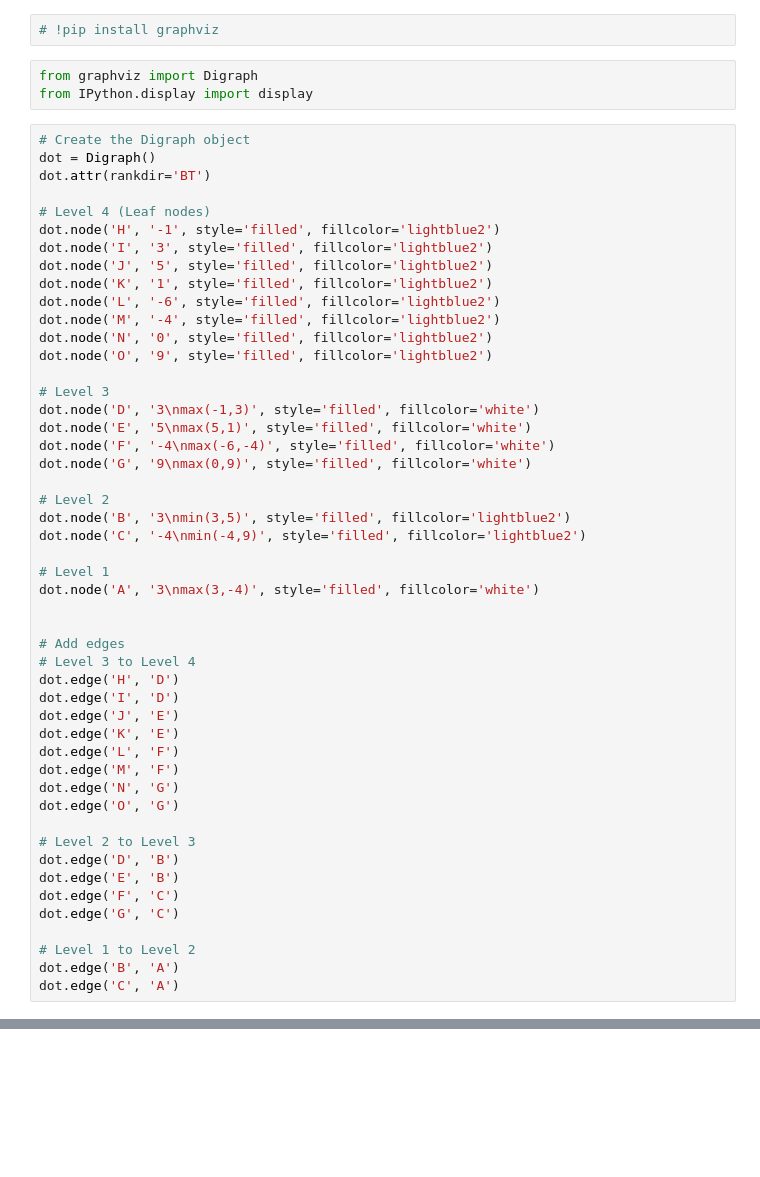
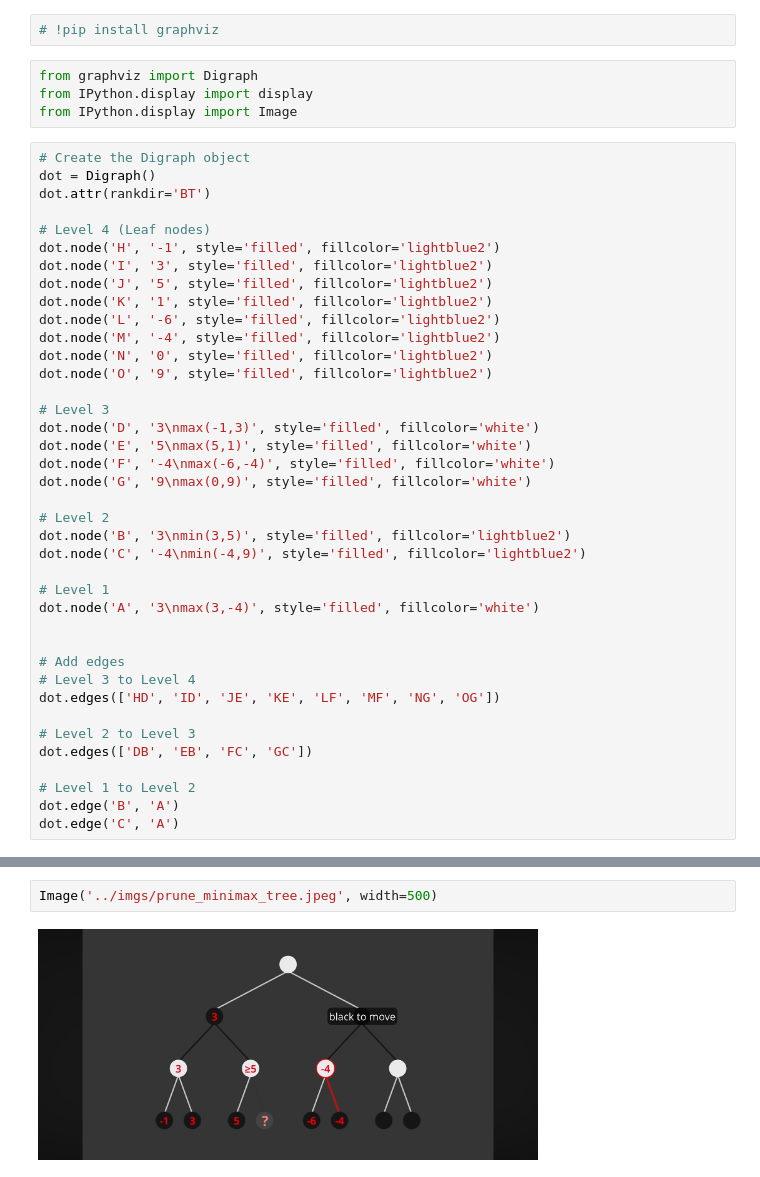
Before and after one commit to chunhuizhang/search_based_methods, a Jupyter notebook: tutorials/minimax_prune.ipynb, the cells around one changed output, grey strips where cells are left out. Drawn from its saved outputs; the diff is of its cells as text; blank space fills up the shorter version.

```diff
--- a/tutorials/minimax_prune.ipynb
+++ b/tutorials/minimax_prune.ipynb
@@ -3,6 +3,7 @@
 # %%
 from graphviz import Digraph
 from IPython.display import display
+from IPython.display import Image
 # %%
 # Create the Digraph object
 dot = Digraph()
@@ -34,20 +35,10 @@ dot.node('A', '3\nmax(3,-4)', style='filled', fillcolor='white')
 
 # Add edges
 # Level 3 to Level 4
-dot.edge('H', 'D')
-dot.edge('I', 'D')
-dot.edge('J', 'E')
-dot.edge('K', 'E')
-dot.edge('L', 'F')
-dot.edge('M', 'F')
-dot.edge('N', 'G')
-dot.edge('O', 'G')
+dot.edges(['HD', 'ID', 'JE', 'KE', 'LF', 'MF', 'NG', 'OG'])
 
 # Level 2 to Level 3
-dot.edge('D', 'B')
-dot.edge('E', 'B')
-dot.edge('F', 'C')
-dot.edge('G', 'C')
+dot.edges(['DB', 'EB', 'FC', 'GC'])
 
 # Level 1 to Level 2
 dot.edge('B', 'A')
@@ -56,3 +47,7 @@ dot.edge('C', 'A')
 display(dot)
 # %% [output]
 [drawing not drawn]
+# %%
+Image('../imgs/prune_minimax_tree.jpeg', width=500)
+# %% [output]
+[figure, added]
```
Also changed, not shown: 1 other file.
